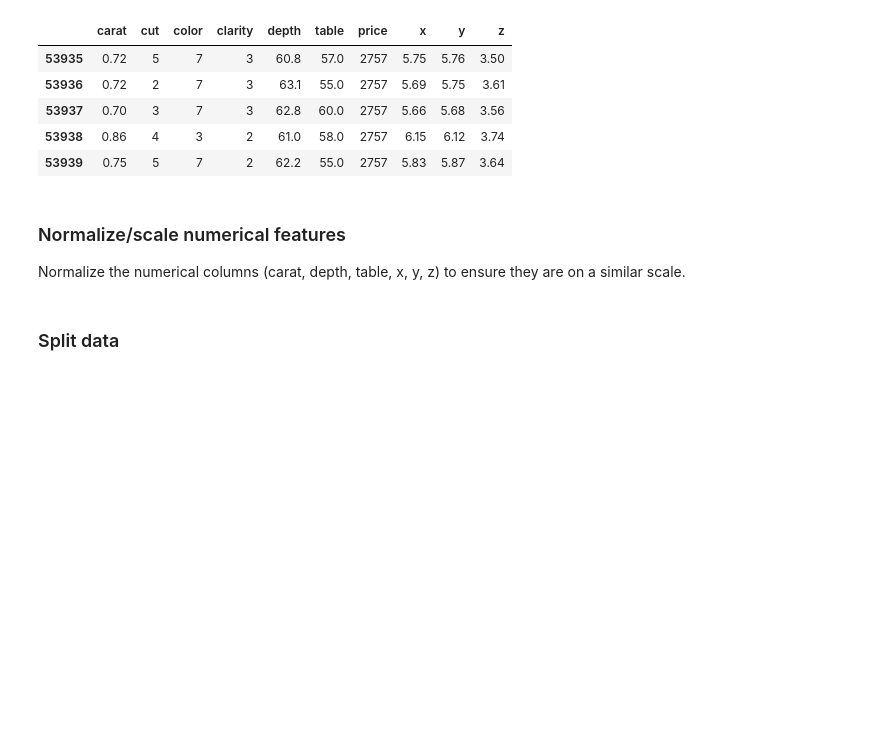
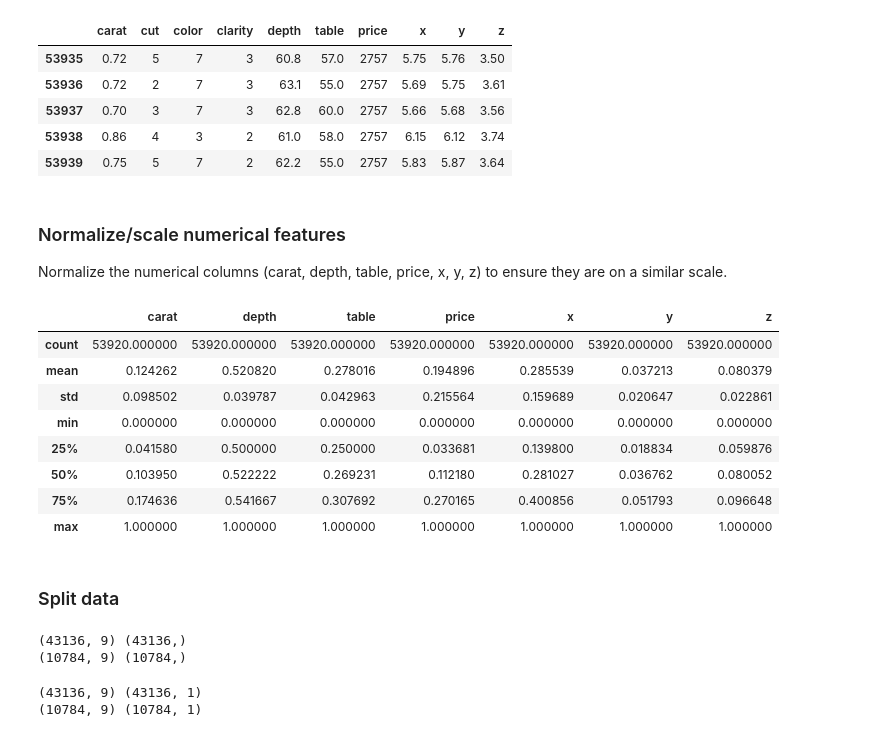
Before and after one commit to Andrea-PuBo/NEC, a Jupyter notebook: notebooks/preprocessing.ipynb, the cells around one changed output. Cells and saved outputs as stored; diff of their text form; code cells hidden in the pictures; blank space fills up the shorter version.

Commit message:
Preprocessing data

```diff
--- a/notebooks/preprocessing.ipynb
+++ b/notebooks/preprocessing.ipynb
@@ -103,7 +102,7 @@ df.describe()
 In the min value of x,y,z there are some zeros. This indicates that there are faulty values in data that represents dimensionless or
 2D diamonds. For instance, features derived from x, y, z will also be invalid if these dimensions are zero. So we need to filter this faulty values. Including such faulty data in the analysis or model training can introduce significant noise, lead to poor model performance.
 # %%
-df = df[(df['x'] > 0) & (df['y'] > 0) & (df['z'] > 0)].copy()
+df = df[(df['x'] > 0) & (df['y'] > 0) & (df['z'] > 0)]
 df.describe()
 # %% [output]
 |  | carat | depth | table | price | x | y | z |
@@ -150,10 +149,42 @@ df.tail(5)
 | 53939 | 0.75 | 5 | 7 | 2 | 62.2 | 55.0 | 2757 | 5.83 | 5.87 | 3.64 |
 # %% [markdown]
 ### Normalize/scale numerical features
-Normalize the numerical columns (carat, depth, table, x, y, z) to ensure they are on a similar scale.
+Normalize the numerical columns (carat, depth, table, price, x, y, z) to ensure they are on a similar scale.
 # %%
+from sklearn.preprocessing import MinMaxScaler
 scaler = MinMaxScaler()
-numerical_features = ['carat', 'depth', 'table', 'x', 'y', 'z']
+numerical_features = ['carat', 'depth', 'table', 'price', 'x', 'y', 'z']
 df[numerical_features] = scaler.fit_transform(df[numerical_features])
+#df[numerical_features] = pd.DataFrame(scaler.fit_transform(df[numerical_features]), columns=numerical_features)
+df[numerical_features].describe()
+# %% [output]
+|  | carat | depth | table | price | x | y | z |
+| count | 53920.000000 | 53920.000000 | 53920.000000 | 53920.000000 | 53920.000000 | 53920.000000 | 53920.000000 |
+| mean | 0.124262 | 0.520820 | 0.278016 | 0.194896 | 0.285539 | 0.037213 | 0.080379 |
+| std | 0.098502 | 0.039787 | 0.042963 | 0.215564 | 0.159689 | 0.020647 | 0.022861 |
+| min | 0.000000 | 0.000000 | 0.000000 | 0.000000 | 0.000000 | 0.000000 | 0.000000 |
+| 25% | 0.041580 | 0.500000 | 0.250000 | 0.033681 | 0.139800 | 0.018834 | 0.059876 |
+| 50% | 0.103950 | 0.522222 | 0.269231 | 0.112180 | 0.281027 | 0.036762 | 0.080052 |
+| 75% | 0.174636 | 0.541667 | 0.307692 | 0.270165 | 0.400856 | 0.051793 | 0.096648 |
+| max | 1.000000 | 1.000000 | 1.000000 | 1.000000 | 1.000000 | 1.000000 | 1.000000 |
 # %% [markdown]
 ### Split data
+# %%
+from sklearn.model_selection import train_test_split
+x = df.drop(['price'], axis=1)  # Features
+y = df['price']                # Target variable
+x_train, x_test, y_train, y_test = train_test_split(x, y, test_size=0.2, random_state=42)
+#print the training and testing sets shape
+print(x_train.shape, y_train.shape)
+print(x_test.shape, y_test.shape)
+# %% [output]
+(43136, 9) (43136,)
+(10784, 9) (10784,)
+# %%
+y_train = y_train.values.reshape(-1, 1)
+y_test = y_test.values.reshape(-1, 1)
+print(x_train.shape, y_train.shape)
+print(x_test.shape, y_test.shape)
+# %% [output]
+(43136, 9) (43136, 1)
+(10784, 9) (10784, 1)
```
Also changed, not shown: parts of 1 cell of this notebook.
